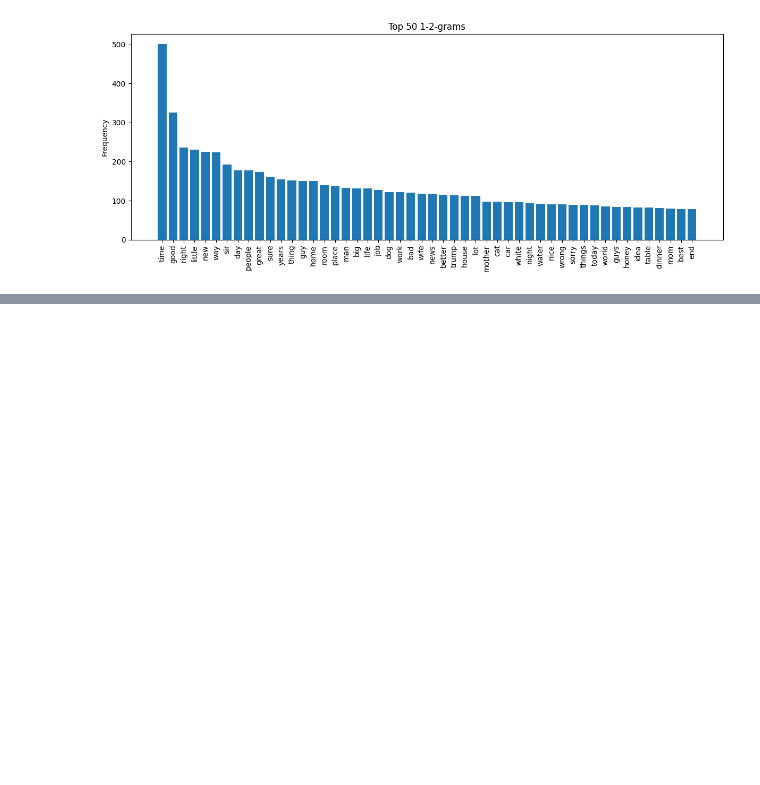
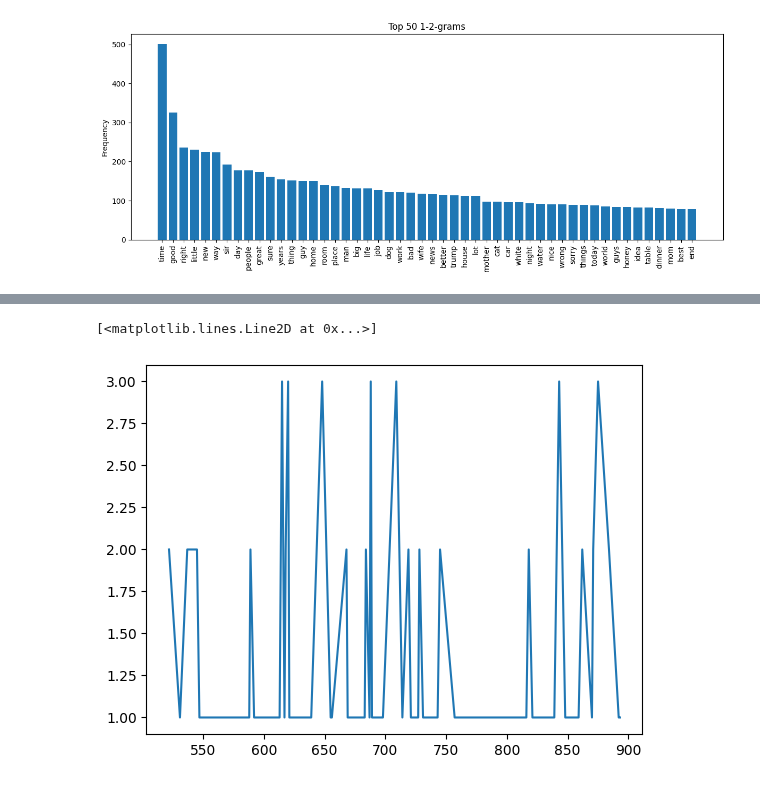
Before and after one commit to epfl-ada/ada-2025-project-data_dinosaur, a Jupyter notebook: load_csv.ipynb, the cells around one changed output, grey strips where cells are left out. Drawn from its saved outputs; the diff is of its cells as text; code cells hidden in the pictures; blank space fills up the shorter version.

Commit message:
analysis of words frequency

```diff
--- a/load_csv.ipynb
+++ b/load_csv.ipynb
@@ -5,6 +5,8 @@ import os, sys
 import matplotlib.pyplot as plt
 # %%
 #rank,caption,mean,precision,votes,not_funny,somewhat_funny,funny
+
+
 
 path = "./data/newyorker_caption_contest/data/"
 dirs = os.listdir(path)
@@ -13,12 +15,17 @@ files = [os.path.join(path,i) for i in os.listdir(path) if os.path.isfile(os.pat
 
 df = pd.DataFrame()
 
+data_frames = []
 for file in files:
 
     data = pd.read_csv(file, sep=',')
-    data['contest_id'] = os.path.split(file)[-1]
-    df = pd.concat([df, data])
+    file_number_csv =  os.path.split(file)[-1]
+    file_number = int(file_number_csv.replace('.csv', ''))
+    data['contest_id'] = file_number #add a column with the contest id
+    # starting from 660 the rank is nolonger shown, but comparing it with https://nextml.github.io/caption-contest-data/dashboards/883.html
+    # we can assume that the order is the rank
+    if file_number >= 660:
+        data.insert(0, 'rank', np.arange(0, len(data)))
+    data_frames.append(data)
 
-df['contest_id'] = df['contest_id'].str.replace('.csv', '')  # Remove '.csv' from values
-df.info()
-print(df.head())
+df = pd.concat(data_frames, ignore_index=True)
@@ -221,5 +251,5 @@ from src.utils.data_utils import count_terms, top_terms, plot_top_terms
 top_captions = df.groupby('contest_id', group_keys=False).apply(
     lambda x: x.nlargest(50, 'votes'))
 
-top_captions = top_captions['caption'].dropna().astype(str).tolist()
+top_captions_list = top_captions['caption'].dropna().astype(str).tolist()
 # %%
@@ -230,0 +277,6 @@ plot_top_terms(top_vocab, top_counts)
+# %%
+# create a new dataframe with rank and contest_id for captions mentioning "trump" (case-insensitive, whole word)
+mask = top_captions['caption'].str.contains(r'\btrump\b', case=False, na=False)
+trump_mentions = top_captions.loc[mask, ['rank', 'contest_id']].reset_index(drop=True)
+
+trump_mentions
@@ -230,0 +297,20 @@ plot_top_terms(top_vocab, top_counts)
+# %%
+# Count occurrences of each contest_id in trump_mentions and create a new dataframe
+# use rename_axis + reset_index to get a reliable column name and avoid KeyError
+trump_counts = (
+    trump_mentions['contest_id']
+    .value_counts()
+    .rename_axis('contest_id')
+    .reset_index(name='mentions')
+)
+
+# ensure contest_id is integer (matches other dfs)
+trump_counts['contest_id'] = trump_counts['contest_id'].astype(int)
+
+# optional: sort by contest_id or by mentions
+trump_counts = trump_counts.sort_values('contest_id').reset_index(drop=True)
+
+plt.plot(trump_counts['contest_id'], trump_counts['mentions'])
+# %% [output]
+[<matplotlib.lines.Line2D at 0x...>]
+[figure, added]
```
Also changed, not shown: parts of 5 cells of this notebook.
